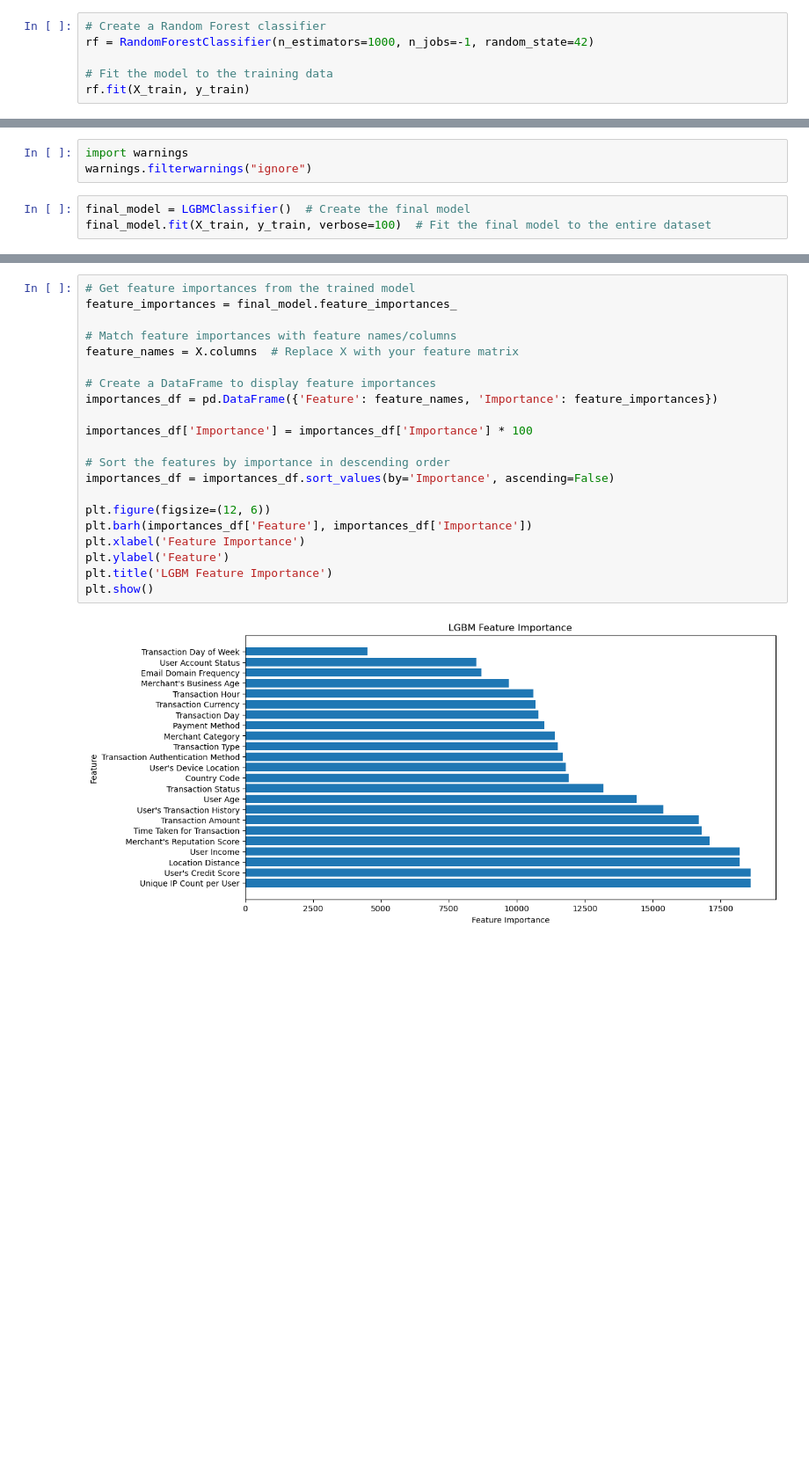
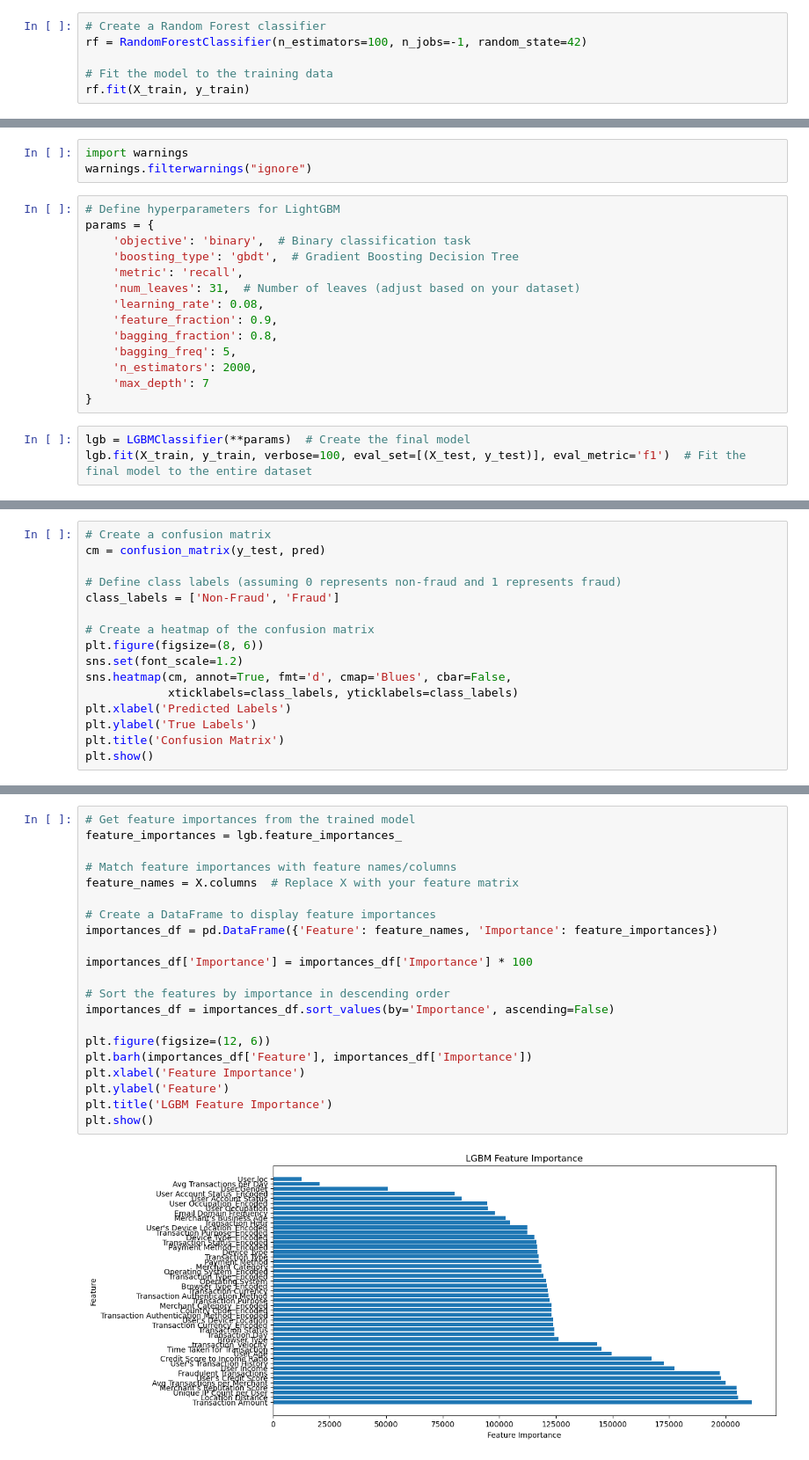
Before and after one commit to Favourj-bit/FBG_Datathon_submission, a Jupyter notebook: _FBG1200.ipynb, the cells around one changed output, grey strips where cells are left out. Shown: that part at 88% size. Saved outputs shown, nothing was run; the diff lists cells and outputs as text; blank space fills up the shorter version.

```diff
--- a/_FBG1200.ipynb
+++ b/_FBG1200.ipynb
@@ -381,6 +383,6 @@ X_train, X_test, y_train, y_test = train_test_split(X, y, test_size=0.3, random_
 # %%
 # Create a Random Forest classifier
-rf = RandomForestClassifier(n_estimators=1000, n_jobs=-1, random_state=42)
+rf = RandomForestClassifier(n_estimators=100, n_jobs=-1, random_state=42)
 
 # Fit the model to the training data
 rf.fit(X_train, y_train)
@@ -475,7 +422,21 @@ KeyboardInterrupt:
 # %%
 import warnings
 warnings.filterwarnings("ignore")
+# %%
+# Define hyperparameters for LightGBM
+params = {
+    'objective': 'binary',  # Binary classification task
+    'boosting_type': 'gbdt',  # Gradient Boosting Decision Tree
+    'metric': 'recall',
+    'num_leaves': 31,  # Number of leaves (adjust based on your dataset)
+    'learning_rate': 0.08,
+    'feature_fraction': 0.9,
+    'bagging_fraction': 0.8,
+    'bagging_freq': 5,
+    'n_estimators': 2000,
+    'max_depth': 7
+}
 # %%
-final_model = LGBMClassifier()  # Create the final model
-final_model.fit(X_train, y_train, verbose=100)  # Fit the final model to the entire dataset
+lgb = LGBMClassifier(**params)  # Create the final model
+lgb.fit(X_train, y_train, verbose=100, eval_set=[(X_test, y_test)], eval_metric='f1')  # Fit the final model to the entire dataset
 # %% [output]
@@ -490,0 +465,16 @@ print(acc)
+# %%
+# Create a confusion matrix
+cm = confusion_matrix(y_test, pred)
+
+# Define class labels (assuming 0 represents non-fraud and 1 represents fraud)
+class_labels = ['Non-Fraud', 'Fraud']
+
+# Create a heatmap of the confusion matrix
+plt.figure(figsize=(8, 6))
+sns.set(font_scale=1.2)
+sns.heatmap(cm, annot=True, fmt='d', cmap='Blues', cbar=False,
+            xticklabels=class_labels, yticklabels=class_labels)
+plt.xlabel('Predicted Labels')
+plt.ylabel('True Labels')
+plt.title('Confusion Matrix')
+plt.show()
@@ -491,23 +483,23 @@ print(acc)
 # %%
 # Get feature importances from the trained model
-feature_importances = final_model.feature_importances_
+feature_importances = lgb.feature_importances_
 
 # Match feature importances with feature names/columns
 feature_names = X.columns  # Replace X with your feature matrix
 
 # Create a DataFrame to display feature importances
 importances_df = pd.DataFrame({'Feature': feature_names, 'Importance': feature_importances})
 
 importances_df['Importance'] = importances_df['Importance'] * 100
 
 # Sort the features by importance in descending order
 importances_df = importances_df.sort_values(by='Importance', ascending=False)
 
 plt.figure(figsize=(12, 6))
 plt.barh(importances_df['Feature'], importances_df['Importance'])
 plt.xlabel('Feature Importance')
 plt.ylabel('Feature')
 plt.title('LGBM Feature Importance')
 plt.show()
 # %% [output]
-[figure, old version]
+[figure, new version]
```
Also changed, not shown: parts of 39 cells of this notebook, 4 other files.
